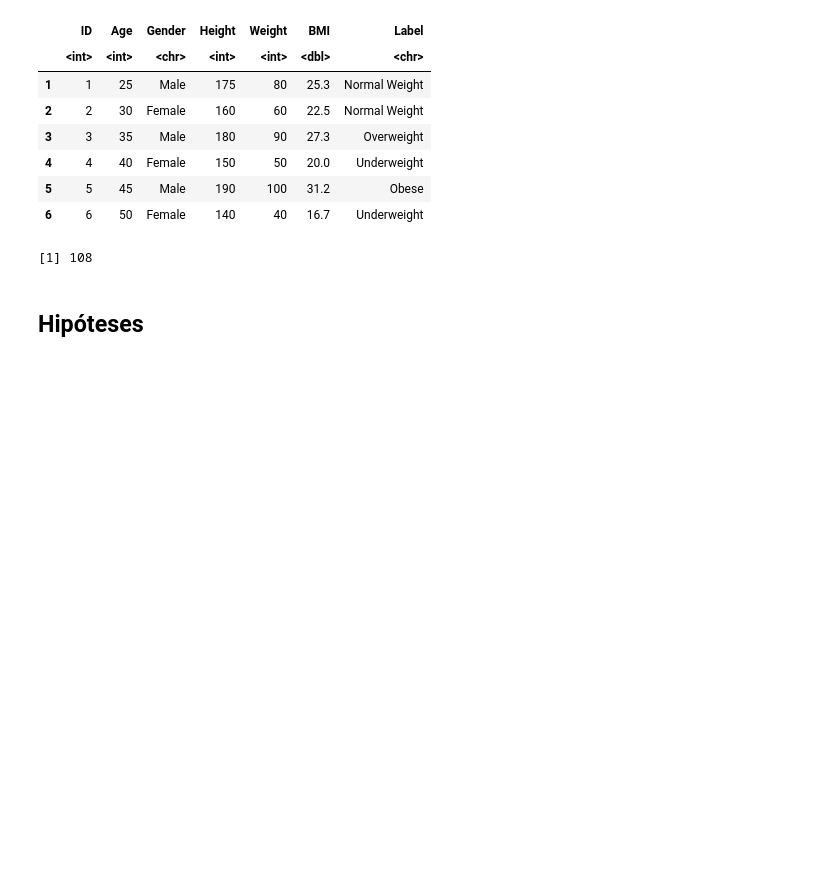
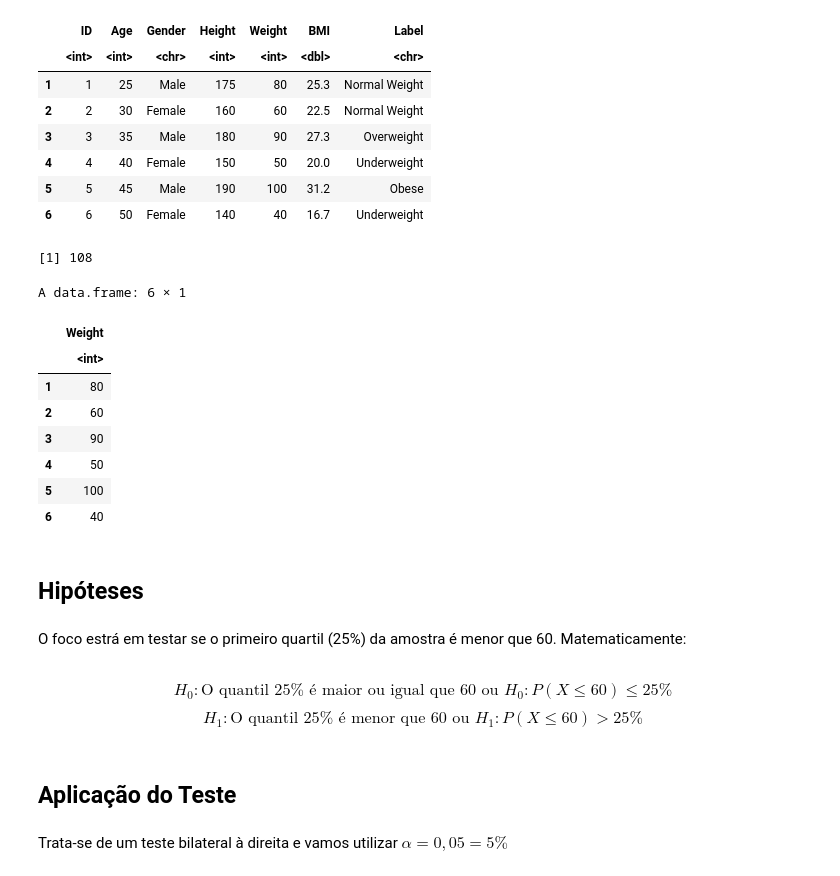
Before and after one commit to gabriellfelipe7/Estat-tica_EstudosGerais, a Jupyter notebook: TestesNParametricos_Binomial_Quantil.ipynb, the cells around one changed output. Saved outputs shown, nothing was run; the diff lists cells and outputs as text; code cells hidden in the pictures; blank space fills up the shorter version.

```diff
--- a/TestesNParametricos_Binomial_Quantil.ipynb
+++ b/TestesNParametricos_Binomial_Quantil.ipynb
@@ -131,7 +131,30 @@ dados_pesos <- dados['Weight']
 nrow(dados_pesos)
 # %% [output]
 [1] 108
-# %%
-dados_pesos <- array(dados_pesos)
+# %%
+head(dados_pesos)
+# %% [output]
+A data.frame: 6 × 1
+|  | Weight |
+|  | <int> |
+| 1 | 80 |
+| 2 | 60 |
+| 3 | 90 |
+| 4 | 50 |
+| 5 | 100 |
+| 6 | 40 |
 # %% [markdown]
 ## Hipóteses
+# %% [markdown]
+O foco estrá em testar se o primeiro quartil (25%) da amostra é menor que 60. Matematicamente:
+# %% [markdown]
+$$
+H_0: \text{O quantil 25% é maior ou igual que 60 ou } H_0: P(X \leq 60) \leq 25\%
+$$
+$$
+H_1: \text{O quantil 25% é menor que 60 ou } H_1: P(X \leq 60) > 25\%
+$$
+# %% [markdown]
+## Aplicação do Teste
+# %% [markdown]
+Trata-se de um teste bilateral à direita e vamos utilizar $α = 0,05 = 5\%$
```
Also changed, not shown: parts of 13 cells of this notebook.
